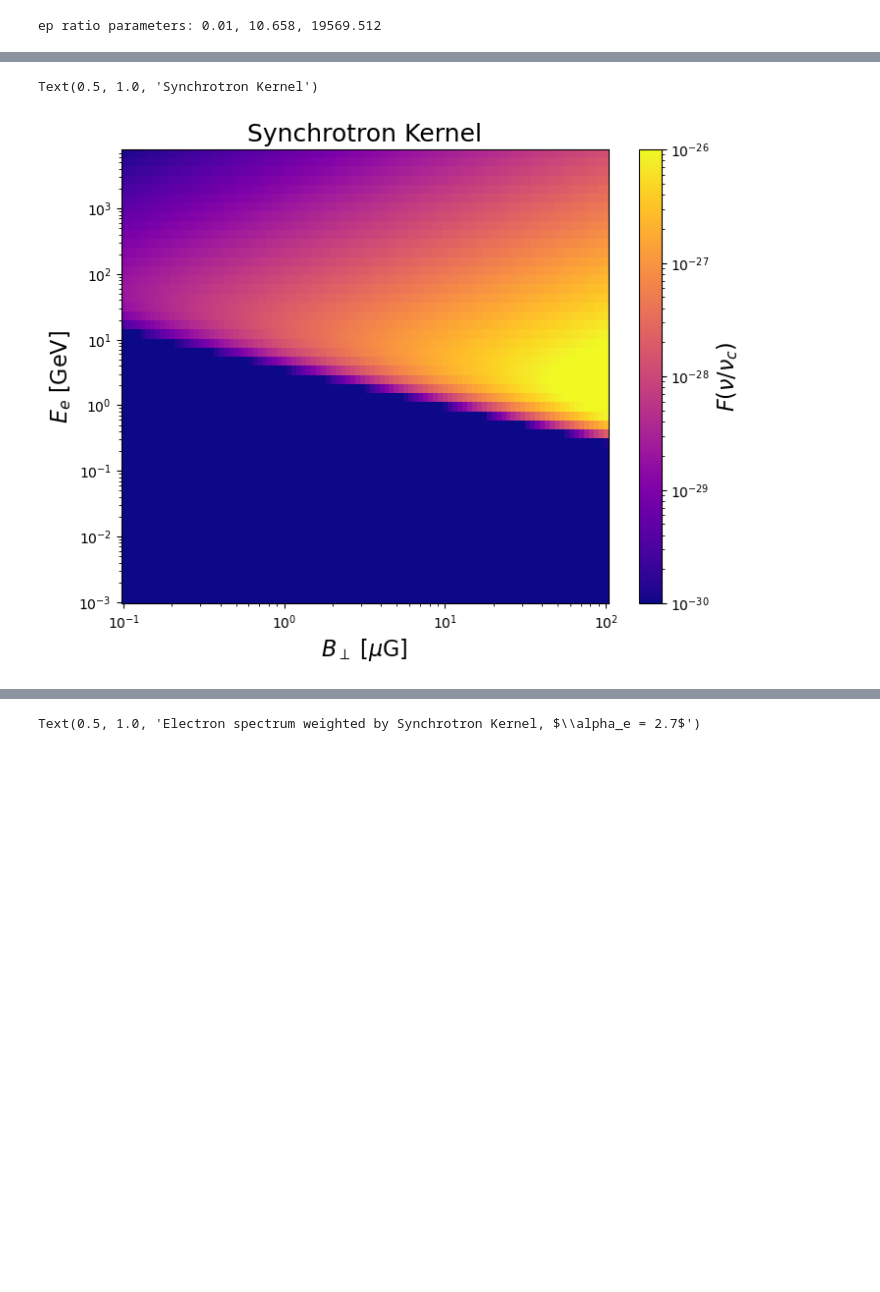
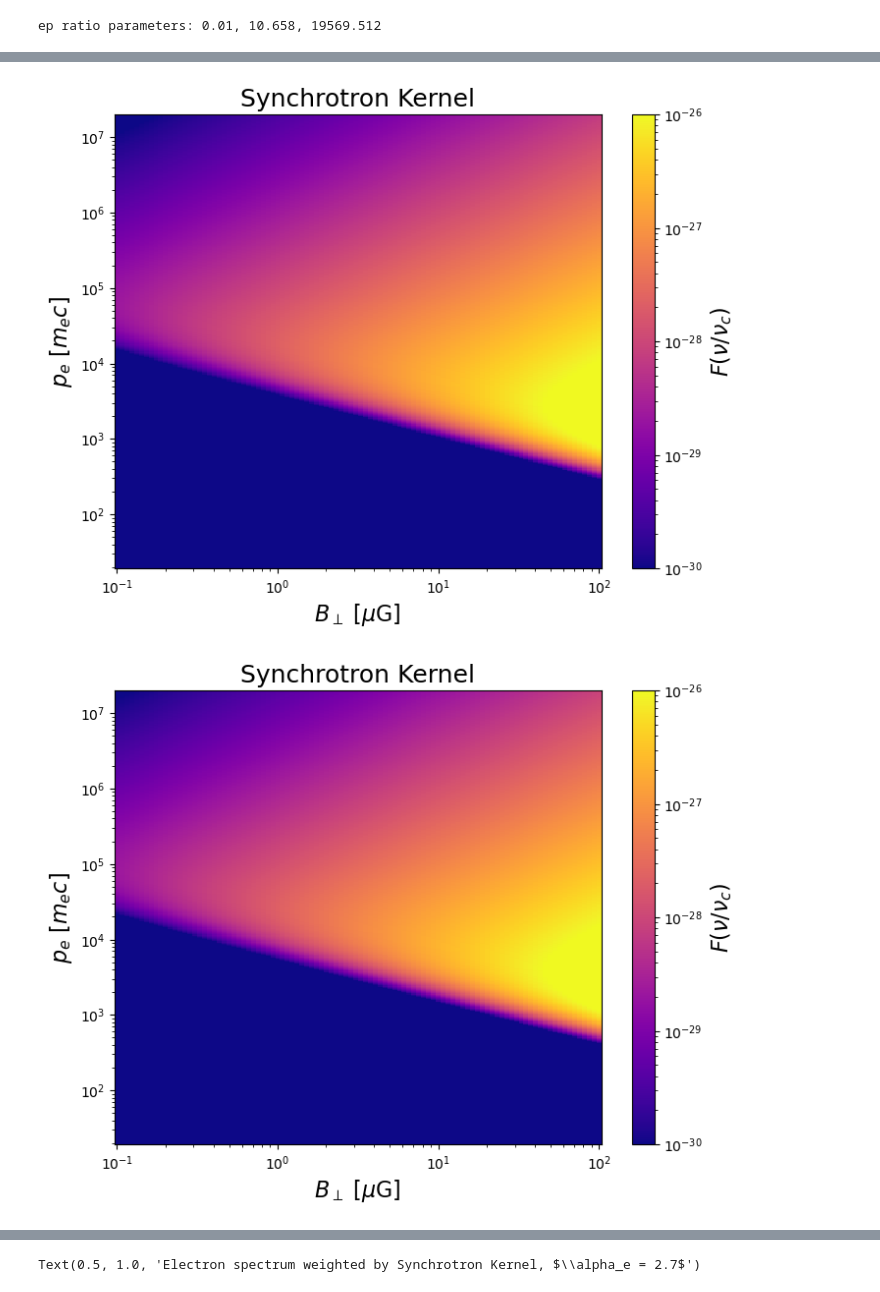
Before and after one commit to kwat0308/crbowshock_analysis_tools, a Jupyter notebook: calculate_CR_properties/notebooks/calculate_synchrotron_emission.ipynb, the cells around one changed output, grey strips where cells are left out. Saved outputs shown, nothing was run; the diff lists cells and outputs as text; code cells hidden in the pictures; blank space fills up the shorter version.

```diff
--- a/calculate_CR_properties/notebooks/calculate_synchrotron_emission.ipynb
+++ b/calculate_CR_properties/notebooks/calculate_synchrotron_emission.ipynb
@@ -20,6 +20,11 @@ me = const.m_e.cgs
 c = const.c.cgs
 mu = 1.4  # mean molecular weight
 
-Ee_arr_binedges = np.logspace(-3, np.log(50), 51) * u.GeV  # kinetic energy
-Ee_arr = np.sqrt(Ee_arr_binedges[1:] * Ee_arr_binedges[:-1])  # geometric mean
-dEe_arr = (Ee_arr_binedges[1:] - Ee_arr_binedges[:-1]).to(u.GeV)
+pe_arr = np.logspace(-2, 4, 400) * u.GeV / c  # energy grid for electrons
+pe_arr = (pe_arr / (me * c)).to_value(
+    u.dimensionless_unscaled
+)  # normalised momentum wrt protons
+print(
+    "Minimum & maximum of normalised momentum (electrons): ", pe_arr.min(), pe_arr.max()
+)
+# dEe_arr = (Ee_arr_binedges[1:] - Ee_arr_binedges[:-1]).to(u.GeV)
@@ -61,14 +72,14 @@ def synch_coeff(Blos):
 # plot the critical frequency as function of magnetic field and electron momentum
 Blos_grid = np.logspace(-1, 2, 100) * u.uG
 
-EELE, BLOS = np.meshgrid(Ee_arr, Blos_grid)
+EELE, BLOS = np.meshgrid(pe_arr, Blos_grid)
 crit_freq_grid = crit_freq(BLOS, EELE).value
 
 fig, ax = plt.subplots(figsize=(8, 6))
 
 ax.pcolormesh(
     BLOS.value,
-    EELE.value,
+    EELE,
     crit_freq_grid,
     shading="auto",
     norm=plt.matplotlib.colors.LogNorm(),
@@ -79,7 +90,7 @@ cbar.set_label(r"$\nu_c$ [GHz]", fontsize=16)
 ax.set_xscale("log")
 ax.set_yscale("log")
 ax.set_xlabel(r"$B_{\perp}$ [$\mu$G]", fontsize=16)
-ax.set_ylabel(r"$E_e$ [GeV]", fontsize=16)
+ax.set_ylabel(r"$p_e$ [$m_e c$]", fontsize=16)
 
 ax.set_title("Critical frequency of synchrotron radiation", fontsize=18)
 # %% [output]
@@ -90,29 +101,29 @@ Text(0.5, 1.0, 'Critical frequency of synchrotron radiation')
 # plot the critical frequency as function of magnetic field and electron momentum
 Blos_grid = np.logspace(-1, 2, 100) * u.uG
 
-EELE, BLOS = np.meshgrid(Ee_arr, Blos_grid)
+EELE, BLOS = np.meshgrid(pe_arr, Blos_grid)
 crit_freq_grid = crit_freq(BLOS, EELE)
 
-synch_freq = 1.5 * u.GHz
-synch_kern = synch_coeff(BLOS) * synch_kernel((synch_freq / crit_freq_grid).value)
-print(synch_kern.min(), synch_kern.max())
+for synch_freq in [0.5, 1, 5, 10] * u.GHz:
+    synch_kern = synch_coeff(BLOS) * synch_kernel((synch_freq / crit_freq_grid).value)
+    print(synch_kern.min(), synch_kern.max())
 
-fig, ax = plt.subplots(figsize=(8, 6))
+    fig, ax = plt.subplots(figsize=(8, 6))
 
-ax.pcolormesh(
-    BLOS.value,
-    EELE.value,
-    synch_kern,
-    shading="auto",
-    norm=plt.matplotlib.colors.LogNorm(vmin=1e-30, vmax=1e-26, clip=True),
-    cmap="plasma",
-)
-cbar = plt.colorbar(ax.collections[0], ax=ax)
-cbar.set_label(r"$F(\nu / \nu_c)$", fontsize=16)
-ax.set_xscale("log")
-ax.set_yscale("log")
-ax.set_xlabel(r"$B_{\perp}$ [$\mu$G]", fontsize=16)
-ax.set_ylabel(r"$E_e$ [GeV]", fontsize=16)
+    ax.pcolormesh(
+        BLOS.value,
+        EELE,
+        synch_kern,
+        shading="auto",
+        norm=plt.matplotlib.colors.LogNorm(vmin=1e-30, vmax=1e-26, clip=True),
+        cmap="plasma",
+    )
+    cbar = plt.colorbar(ax.collections[0], ax=ax)
+    cbar.set_label(r"$F(\nu / \nu_c)$", fontsize=16)
+    ax.set_xscale("log")
+    ax.set_yscale("log")
+    ax.set_xlabel(r"$B_{\perp}$ [$\mu$G]", fontsize=16)
+    ax.set_ylabel(r"$p_e$ [$m_e c$]", fontsize=16)
 
-ax.set_title("Synchrotron Kernel", fontsize=18)
+    ax.set_title("Synchrotron Kernel", fontsize=18)
 # %% [output]
@@ -120,2 +134,2 @@ ax.set_title("Synchrotron Kernel", fontsize=18)
-Text(0.5, 1.0, 'Synchrotron Kernel')
-[figure, old version]
+[figure, new version]
+[figure, added]
```
Also changed, not shown: parts of 20 cells of this notebook, 35 other files.
